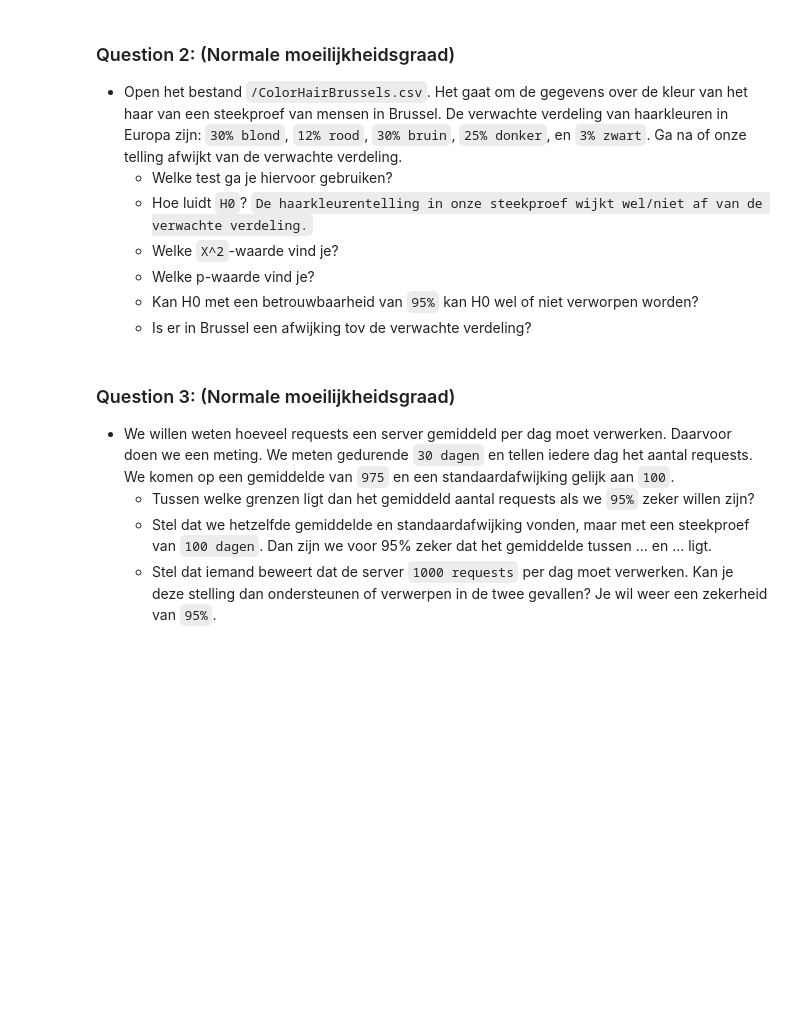
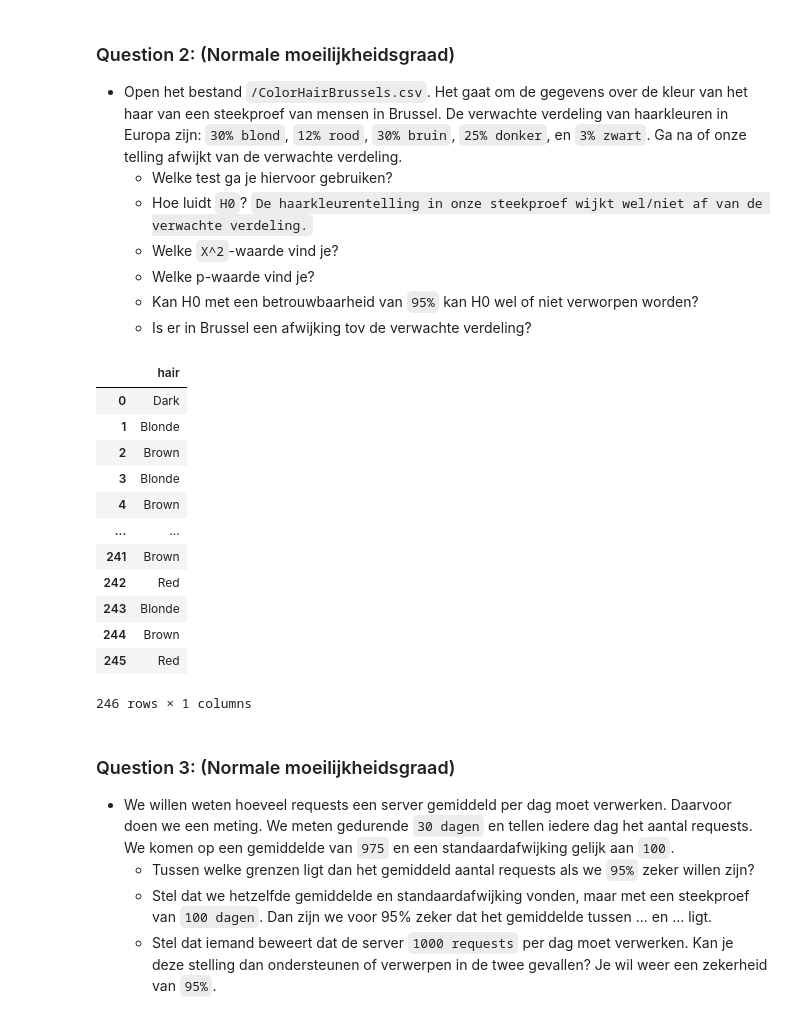
Before and after one commit to EliasDeHondt/DataScience2, a Jupyter notebook: W15P3/Exercises tests part 1.ipynb, the cells around one changed output. Cells and saved outputs as stored; diff of their text form; code cells hidden in the pictures; blank space fills up the shorter version.

```diff
--- a/W15P3/Exercises tests part 1.ipynb
+++ b/W15P3/Exercises tests part 1.ipynb
@@ -24,6 +46,24 @@ import matplotlib.pyplot as plt # Data visualization
     - Welke p-waarde vind je?
     - Kan H0 met een betrouwbaarheid van `95%` kan H0 wel of niet verworpen worden?
     - Is er in Brussel een afwijking tov de verwachte verdeling?
+# %%
+colorHairBrussels = pd.read_csv('../colorHairBrussels.csv', delimiter=';', decimal=',')
+# %%
+display(colorHairBrussels)
+# %% [output]
+|  | hair |
+| 0 | Dark |
+| 1 | Blonde |
+| 2 | Brown |
+| 3 | Blonde |
+| 4 | Brown |
+| ... | ... |
+| 241 | Brown |
+| 242 | Red |
+| 243 | Blonde |
+| 244 | Brown |
+| 245 | Red |
+246 rows × 1 columns
 # %% [markdown]
 ### Question 3: (Normale moeilijkheidsgraad)
 - We willen weten hoeveel requests een server gemiddeld per dag moet verwerken. Daarvoor doen we een meting. We meten gedurende `30 dagen` en tellen iedere dag het
```
Also changed, not shown: parts of 6 cells of this notebook, 1 other file.
